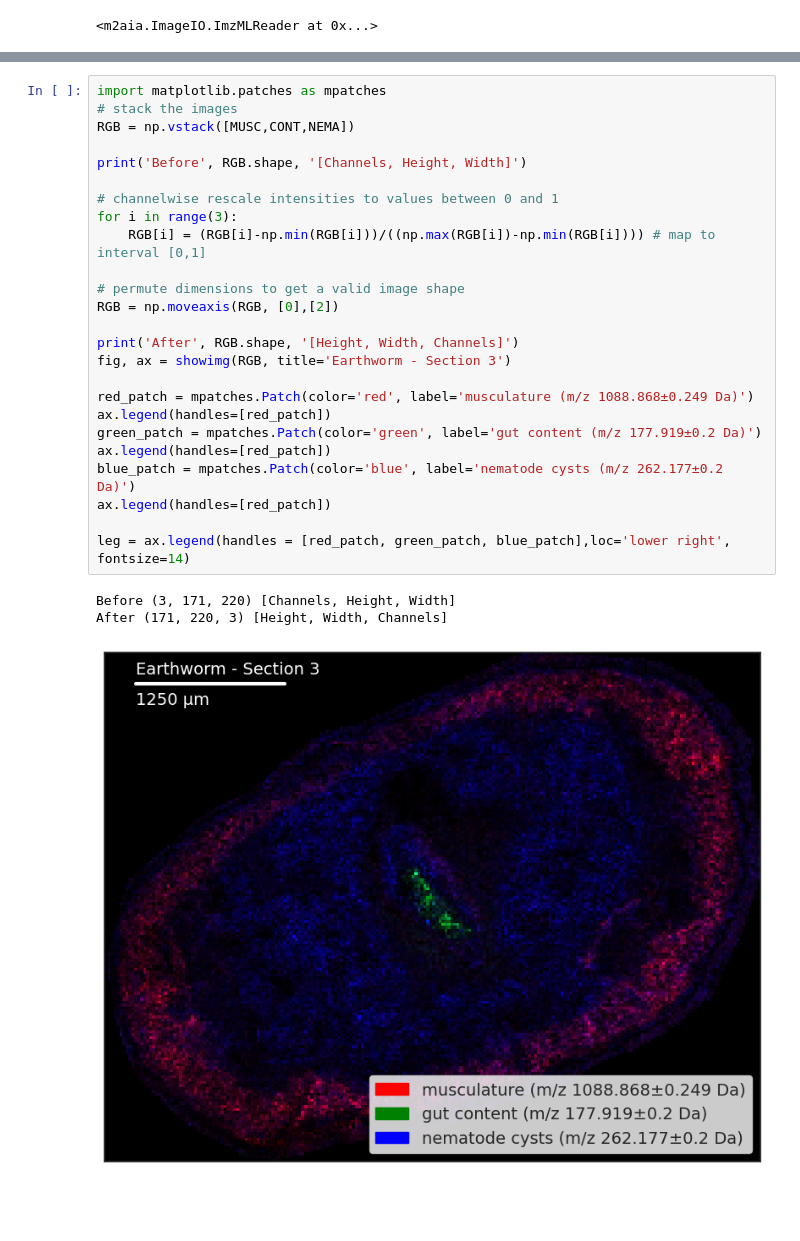
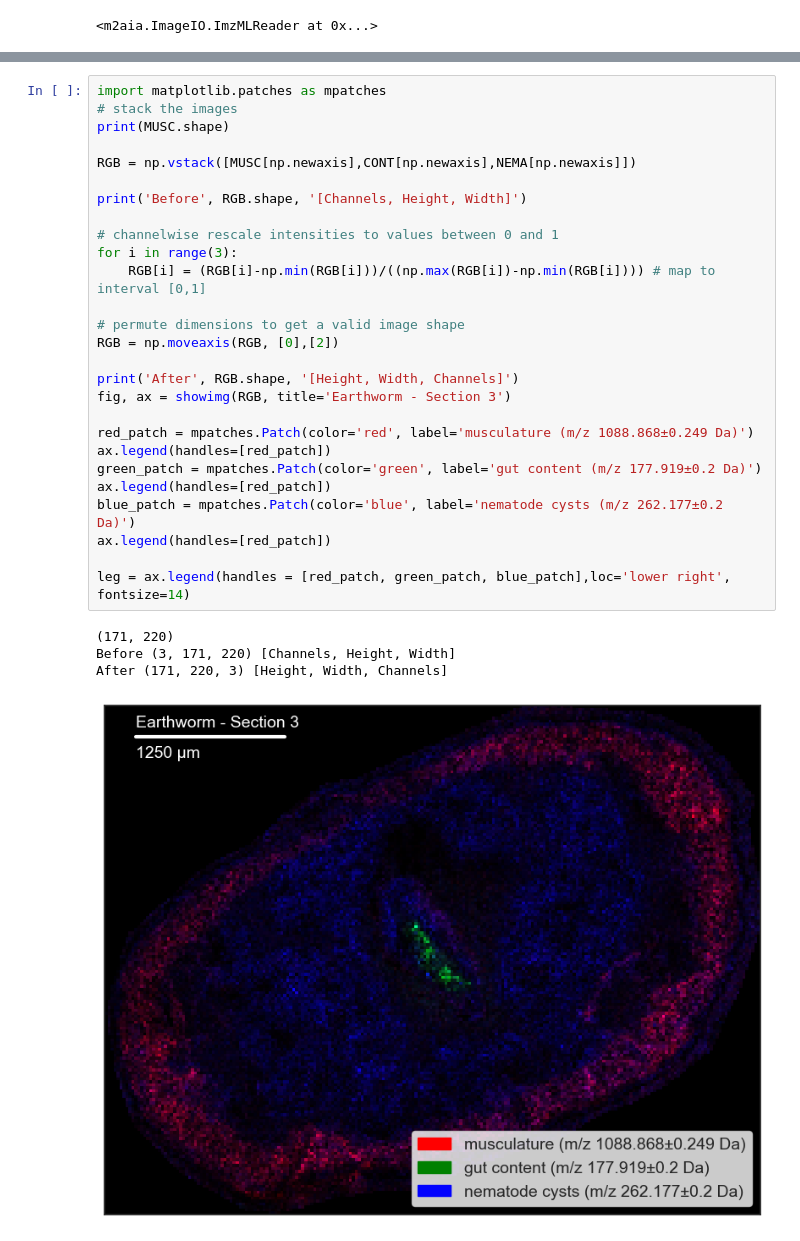
Before and after one commit to m2aia/pym2aia-examples, a Jupyter notebook: Example_III.ipynb, the cells around one changed output, grey strips where cells are left out. Saved outputs shown, nothing was run; the diff lists cells and outputs as text; blank space fills up the shorter version.

```diff
--- a/Example_III.ipynb
+++ b/Example_III.ipynb
@@ -66,29 +66,32 @@ showimg(np.squeeze(NEMA), cmap='gray', title='nematode cysts (m/z 262.177±0.2 D
 # %%
 import matplotlib.patches as mpatches
 # stack the images
-RGB = np.vstack([MUSC,CONT,NEMA])
+print(MUSC.shape)
+
+RGB = np.vstack([MUSC[np.newaxis],CONT[np.newaxis],NEMA[np.newaxis]])
 
 print('Before', RGB.shape, '[Channels, Height, Width]')
 
 # channelwise rescale intensities to values between 0 and 1
 for i in range(3):
     RGB[i] = (RGB[i]-np.min(RGB[i]))/((np.max(RGB[i])-np.min(RGB[i]))) # map to interval [0,1]
 
 # permute dimensions to get a valid image shape
 RGB = np.moveaxis(RGB, [0],[2])
 
 print('After', RGB.shape, '[Height, Width, Channels]')
 fig, ax = showimg(RGB, title='Earthworm - Section 3')
 
 red_patch = mpatches.Patch(color='red', label='musculature (m/z 1088.868±0.249 Da)')
 ax.legend(handles=[red_patch])
 green_patch = mpatches.Patch(color='green', label='gut content (m/z 177.919±0.2 Da)')
 ax.legend(handles=[red_patch])
 blue_patch = mpatches.Patch(color='blue', label='nematode cysts (m/z 262.177±0.2 Da)')
 ax.legend(handles=[red_patch])
 
 leg = ax.legend(handles = [red_patch, green_patch, blue_patch],loc='lower right', fontsize=14)
 # %% [output]
+(171, 220)
 Before (3, 171, 220) [Channels, Height, Width]
 After (171, 220, 3) [Height, Width, Channels]
-[figure, old version]
+[figure, new version]
```
Also changed, not shown: parts of 7 cells of this notebook, 2 other files.
